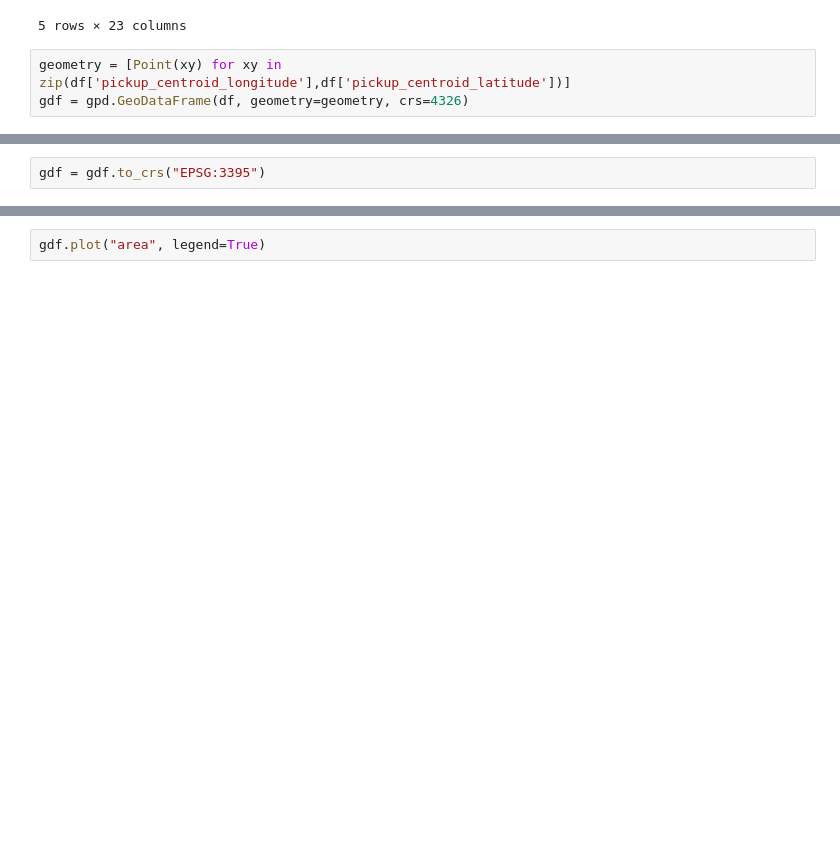
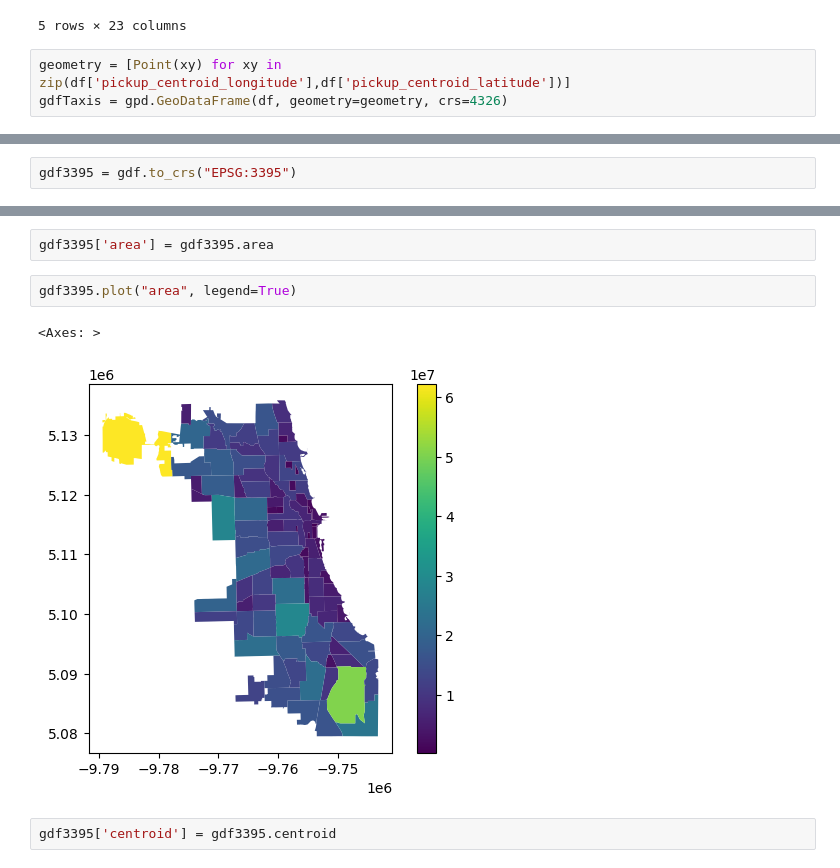
Before and after one commit to vblanco/MAACS, a Jupyter notebook: GeoPandas/chicaco.ipynb, the cells around one changed output, grey strips where cells are left out. Saved outputs shown, nothing was run; the diff lists cells and outputs as text; blank space fills up the shorter version.

```diff
--- a/GeoPandas/chicaco.ipynb
+++ b/GeoPandas/chicaco.ipynb
@@ -55,4 +41,4 @@ df.head()
 5 rows × 23 columns
 # %%
 geometry = [Point(xy) for xy in zip(df['pickup_centroid_longitude'],df['pickup_centroid_latitude'])]
-gdf = gpd.GeoDataFrame(df, geometry=geometry, crs=4326)
+gdfTaxis = gpd.GeoDataFrame(df, geometry=geometry, crs=4326)
@@ -80,5 +66,5 @@ gdf.plot()
 # %%
-gdf = gdf.to_crs("EPSG:3395")
+gdf3395 = gdf.to_crs("EPSG:3395")
 # %%
 gdf
 # %% [output]
@@ -100,2 +104,9 @@ gdf['area'] = gdf.area
+# %%
+gdf3395['area'] = gdf3395.area
 # %%
-gdf.plot("area", legend=True)
+gdf3395.plot("area", legend=True)
+# %% [output]
+<Axes: >
+[figure, added]
+# %%
+gdf3395['centroid'] = gdf3395.centroid
```
Also changed, not shown: parts of 14 cells of this notebook, 1 other file.
